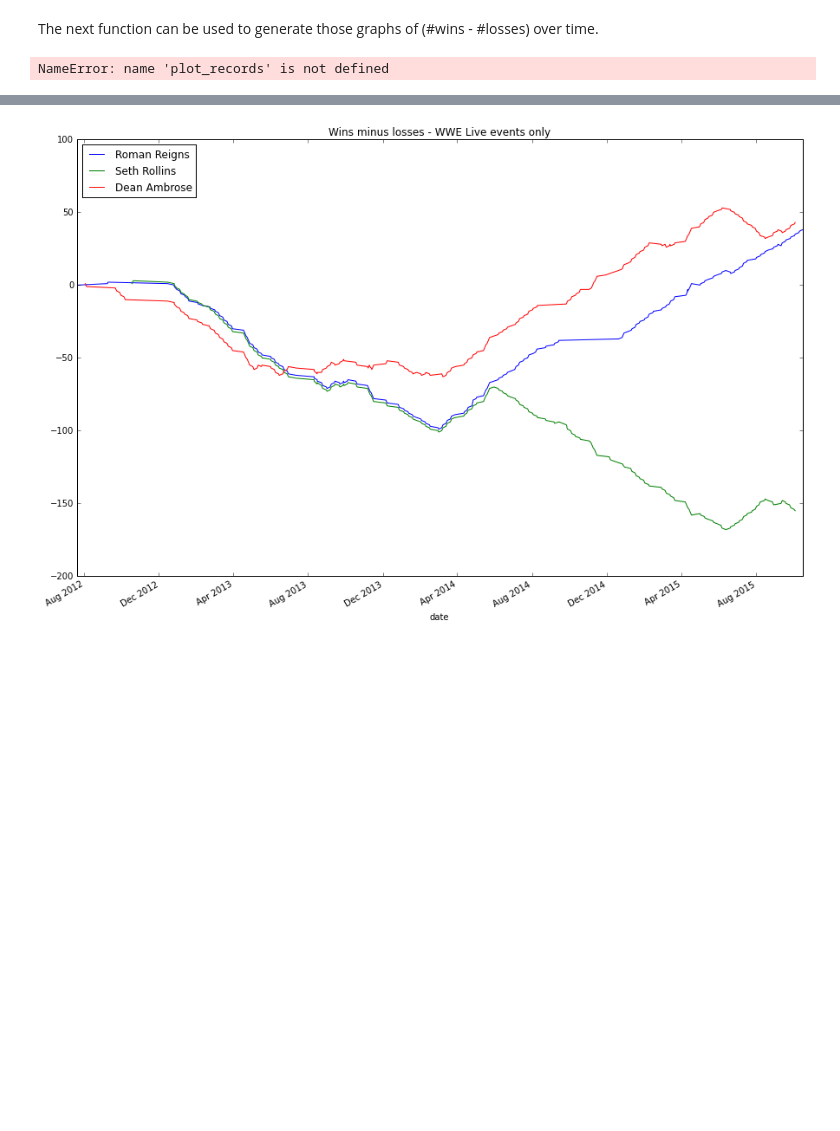
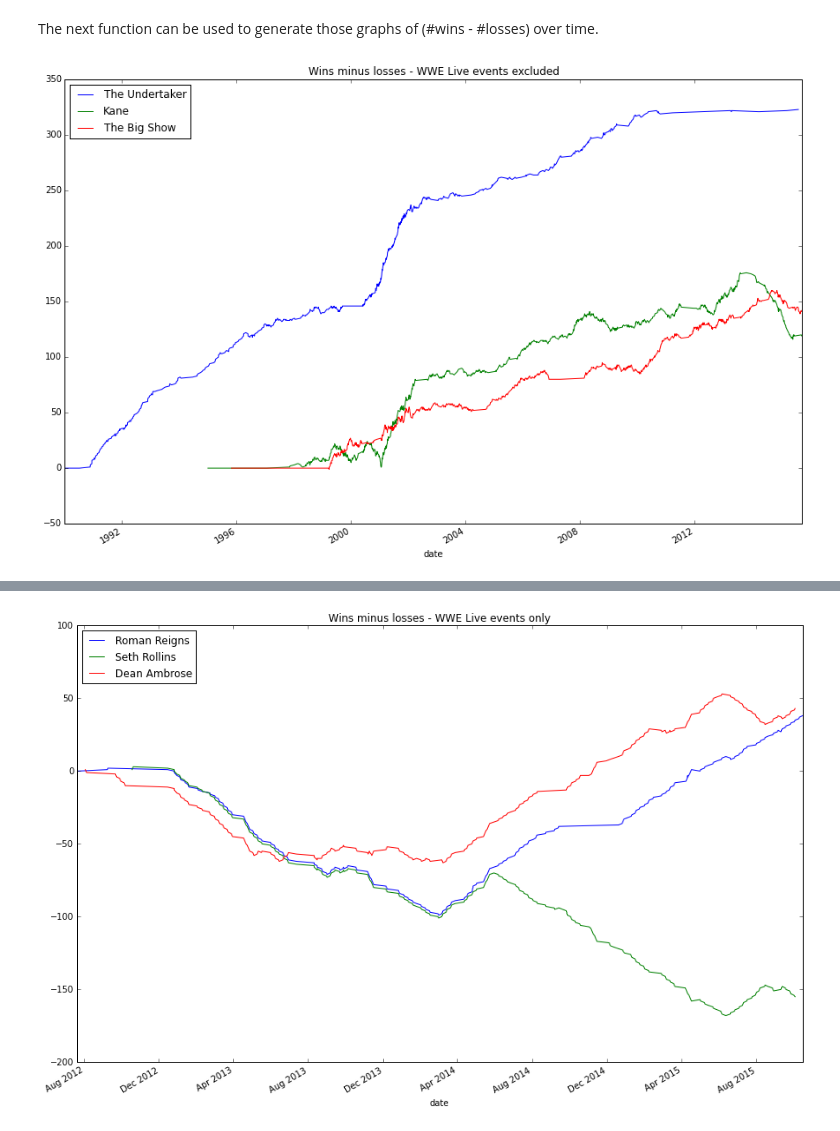
Before and after one commit to jmcdowall60/wrestlingwinloss, a Jupyter notebook: winloss.ipynb, the cells around one changed output, grey strips where cells are left out. Saved outputs shown, nothing was run; the diff lists cells and outputs as text; code cells hidden in the pictures; blank space fills up the shorter version.

```diff
--- a/winloss.ipynb
+++ b/winloss.ipynb
@@ -92,6 +92,6 @@ def plot_records(*gimmick_names, **kwargs):
         plt.title('Wins minus losses - WWE Live events included')
     plt.legend(loc=2)
 # %%
-plot_records('John Cena','The Undertaker','Kane', 'The Big Show', include_wwe_live='none')
+plot_records('The Undertaker','Kane', 'The Big Show', include_wwe_live='none')
 # %% [output]
-NameError: name 'plot_records' is not defined
+[figure, added]
```
Also changed, not shown: parts of 11 cells of this notebook.
